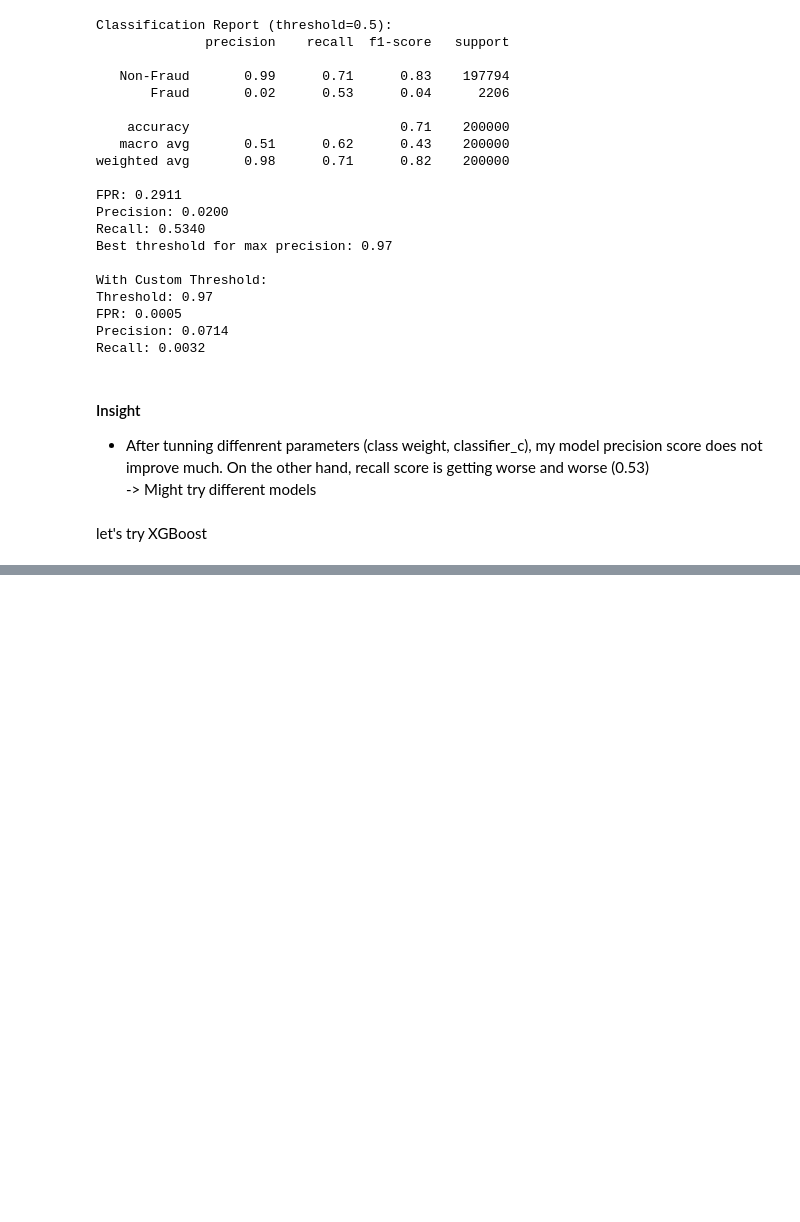
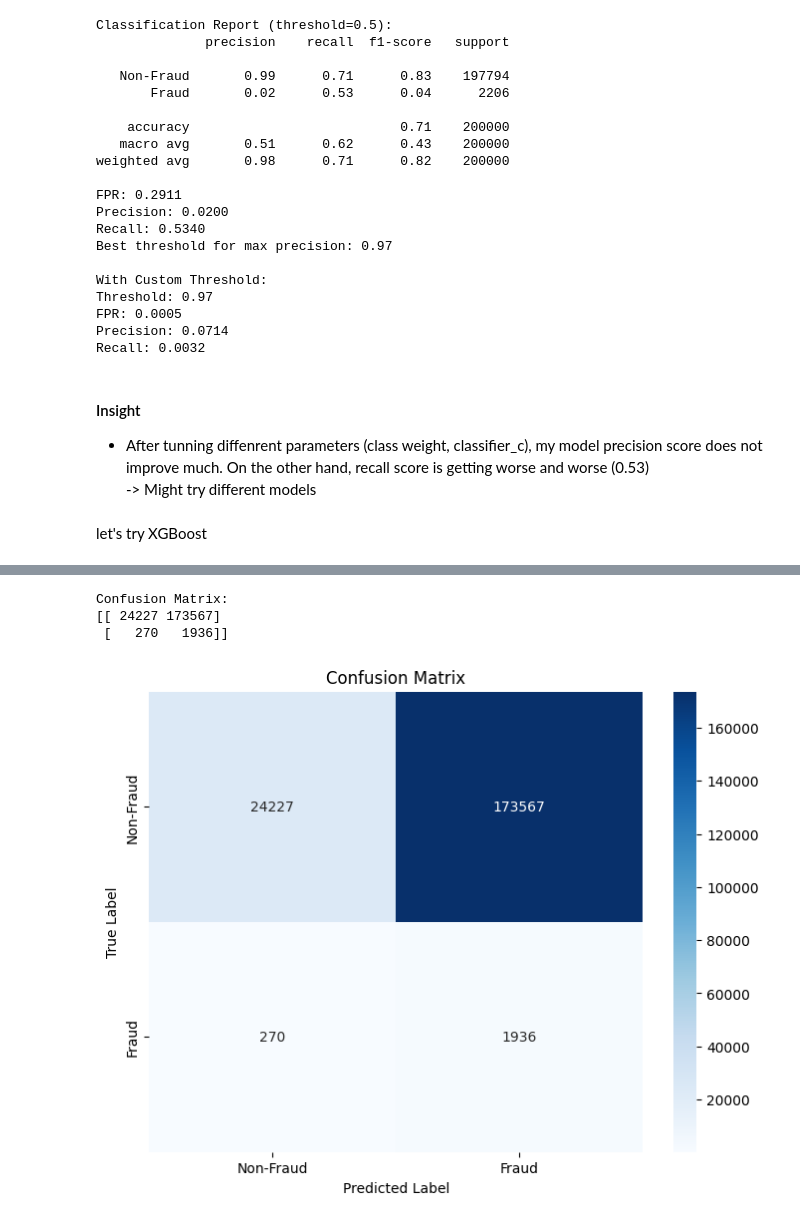
Before and after one commit to qmcao/Credit_Fraud_MLops, a Jupyter notebook: notebook/1. EDA FRAUD APPLICATION .ipynb, the cells around one changed output, grey strips where cells are left out. Saved outputs shown, nothing was run; the diff lists cells and outputs as text; code cells hidden in the pictures; blank space fills up the shorter version.

Commit message:
try to tune advance model

```diff
--- a/notebook/1. EDA FRAUD APPLICATION .ipynb
+++ b/notebook/1. EDA FRAUD APPLICATION .ipynb
@@ -451,0 +768,10 @@ X_train.shape, X_test.shape
+# %%
+# Drop 7 categorical features and 1 numerical feature
+
+feature_to_drop = ['payment_type_AB', 'payment_type_AE', 'payment_type_AD', 'housing_status_BG'
+                   , 'employment_status_CG', 'source_INTERNET', 'device_os_x11',
+                   'days_since_request']
+
+X_train_preprocessed.drop(columns=feature_to_drop, axis=1, inplace=True)
+X_test_preprocessed.drop(columns=feature_to_drop, axis=1, inplace=True)
+X_train_preprocessed.shape, X_test_preprocessed.shape
@@ -953,6 +1402,7 @@ Recall: 0.0032
 # %% [markdown]
 let's try XGBoost
 # %%
+from xgboost import XGBClassifier
 final_pipeline_xgb = ImbPipeline([
     ("preprocessing", preprocessor),
     ("resampler", NearMiss()),  # Placeholder
@@ -961,11 +1411,11 @@ final_pipeline_xgb = ImbPipeline([
 
 # Hyperparameter grid
 param_grid_xgb = {
-    'classifier__n_estimators': [100, 200],
+    'classifier__n_estimators': [100],
     'classifier__max_depth': [3, 6, 9],
-    'classifier__learning_rate': [0.01, 0.1],
-    'classifier__subsample': [0.8, 1],
-    'classifier__colsample_bytree': [0.8, 1],
+    # 'classifier__learning_rate': [0.01, 0.1],
+    # 'classifier__subsample': [0.8, 1],
+    # 'classifier__colsample_bytree': [0.8, 1],
     #'classifier__scale_pos_weight': [1, ratio]
 }
 
@@ -988,0 +1506,36 @@ KeyboardInterrupt:
+# %%
+import matplotlib.pyplot as plt
+import seaborn as sns
+from sklearn.metrics import confusion_matrix, ConfusionMatrixDisplay
+
+# Assuming you have the following already defined:
+# - grid_search: your trained GridSearchCV object
+# - X_test: your test features
+# - y_test: your test labels
+
+# 1. Get the best estimator from GridSearchCV
+best_model = grid_search.best_estimator_
+
+# 2. Make predictions on the test set
+# If your pipeline includes a classifier that outputs class labels, use predict()
+y_pred = best_model.predict(X_test)
+
+# 3. Compute the confusion matrix
+cm = confusion_matrix(y_test, y_pred, labels=[0, 1])
+
+# 4. Display the confusion matrix as plain numbers
+print("Confusion Matrix:")
+print(cm)
+
+# 5. Visualize the confusion matrix using Seaborn's heatmap
+plt.figure(figsize=(8, 6))
+sns.heatmap(cm, annot=True, fmt='d', cmap='Blues', xticklabels=['Non-Fraud', 'Fraud'], yticklabels=['Non-Fraud', 'Fraud'])
+plt.xlabel('Predicted Label')
+plt.ylabel('True Label')
+plt.title('Confusion Matrix')
+plt.show()
+# %% [output]
+Confusion Matrix:
+[[ 24227 173567]
+ [   270   1936]]
+[figure, added]
```
Also changed, not shown: parts of 50 cells of this notebook, 1 other file.
